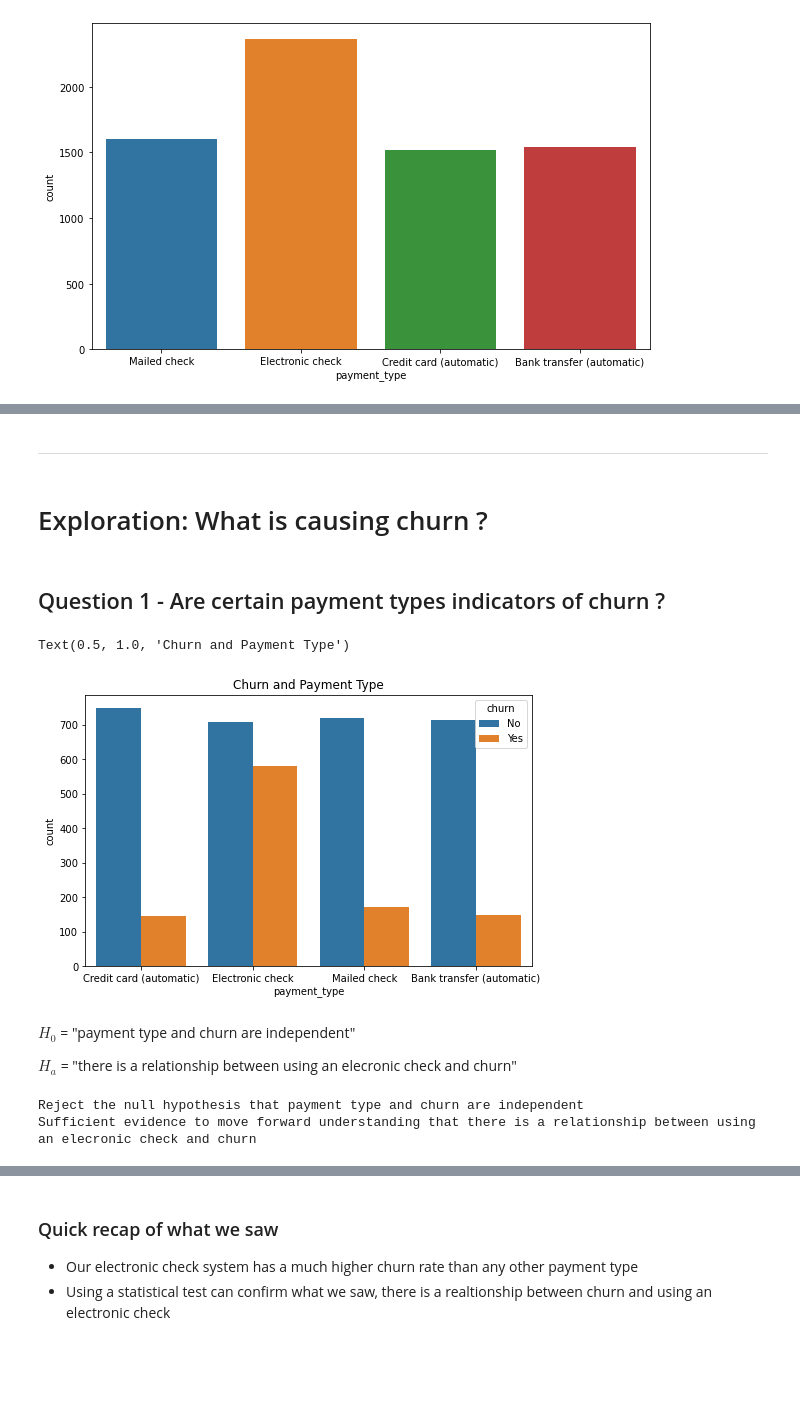
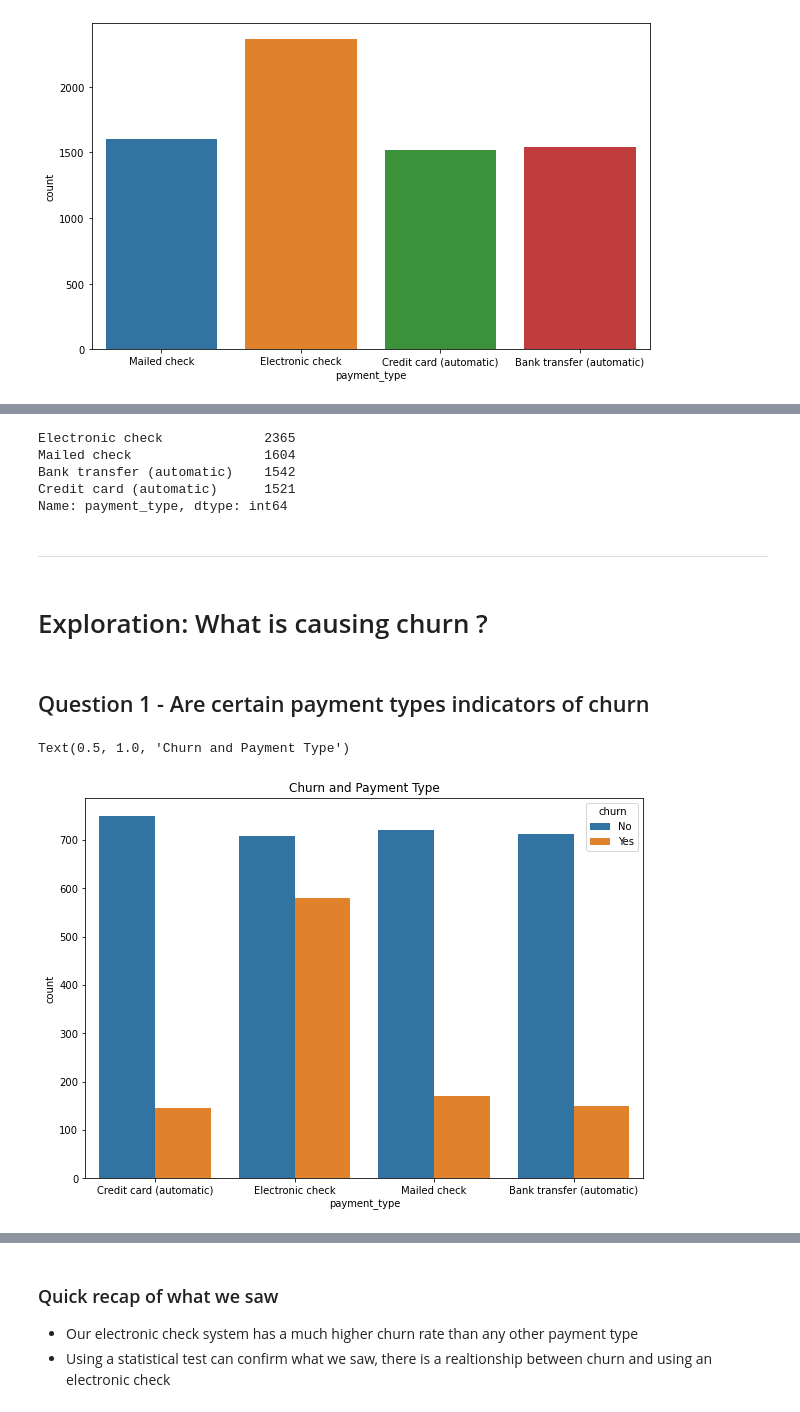
Before and after one commit to GladyBarrios/Telco_Classification_Project, a Jupyter notebook: Telco_Classification_Final.ipynb, the cells around one changed output, grey strips where cells are left out. Saved outputs shown, nothing was run; the diff lists cells and outputs as text; code cells hidden in the pictures; blank space fills up the shorter version.

```diff
--- a/Telco_Classification_Final.ipynb
+++ b/Telco_Classification_Final.ipynb
@@ -147,39 +138,22 @@ Name: payment_type, dtype: int64
-# %% [markdown]
----------------------------------------------------------------------------------------------------------------
+# %%
+# looking at specific number of our customers using our diffrent payment methods
+df.payment_type.value_counts()
+# %% [output]
+Electronic check             2365
+Mailed check                 1604
+Bank transfer (automatic)    1542
+Credit card (automatic)      1521
+Name: payment_type, dtype: int64
+# %% [markdown]
+---------------------------------------------------------------------------------------------------------------
 # %% [markdown]
 # Exploration: What is causing churn ?
 # %% [markdown]
-## Question 1 - Are certain payment types indicators of churn  ?
+## Question 1 - Are certain payment types indicators of churn
 # %%
-plt.figure(figsize=(8,5))
+plt.figure(figsize=(10,7))
 sns.countplot(train['payment_type'],hue=train['churn'])
 plt.title("Churn and Payment Type")
 # %% [output]
 Text(0.5, 1.0, 'Churn and Payment Type')
-[figure, old version]
+[figure, new version]
-# %% [markdown]
-$H_0$ = "payment type and churn are independent"
-
-
-$H_a$ = "there is a relationship between using an elecronic check and churn"
-# %%
-# Let's run a chi squared to compare proportions, to have more confidence
-alpha = 0.05
-null_hypothesis = "payment type and churn are independent"
-alternative_hypothesis = "there is a relationship between using an elecronic check and churn"
-
-# Setup a crosstab of observed churn and payment_type
-#This is the best statistical test becasue we are looking at two categorical variables
-observed = pd.crosstab(train.churn, train.payment_type)
-
-chi2, p, degf, expected = stats.chi2_contingency(observed)
-
-if p < alpha:
-    print("Reject the null hypothesis that", null_hypothesis)
-    print("Sufficient evidence to move forward understanding that", alternative_hypothesis)
-else:
-    print("Fail to reject the null")
-    print("Insufficient evidence to reject the null")
-# %% [output]
-Reject the null hypothesis that payment type and churn are independent
-Sufficient evidence to move forward understanding that there is a relationship between using an elecronic check and churn
```
Also changed, not shown: parts of 79 cells of this notebook.
